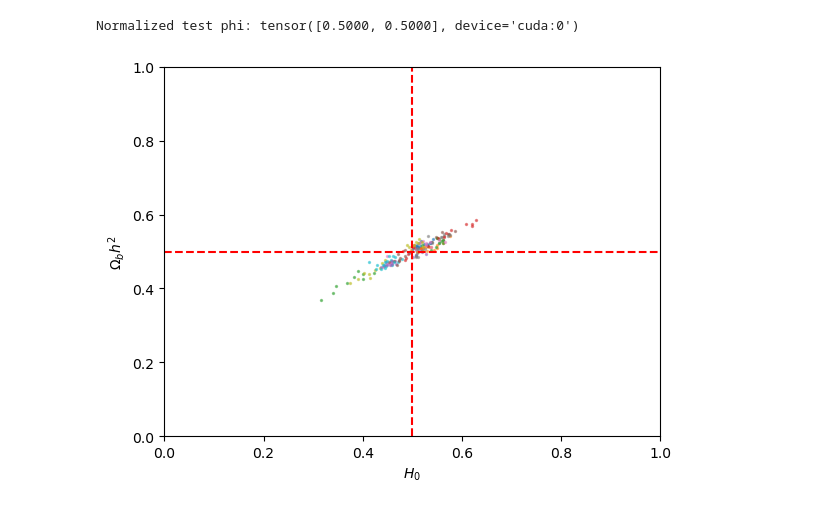
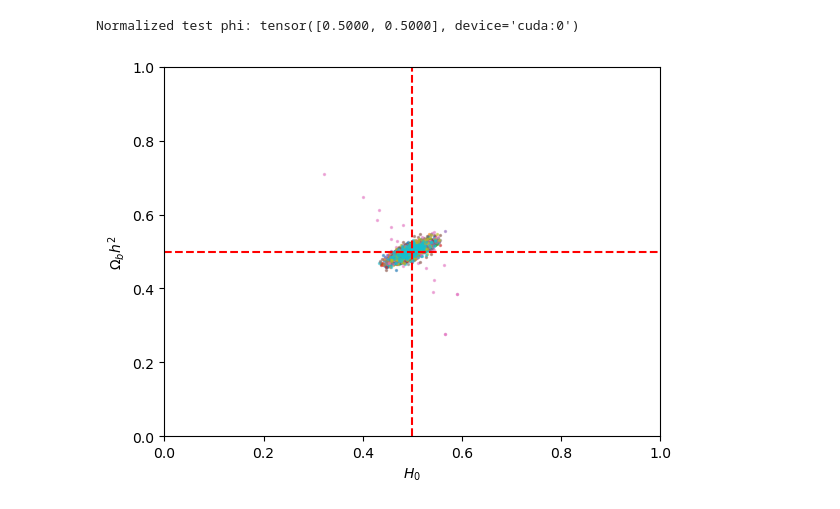
Before and after one commit to bregaldo/cmb_hmc, a Jupyter notebook: hmc_attempt_torch.ipynb, the cells around one changed output. Drawn from its saved outputs; the diff is of its cells as text; code cells hidden in the pictures.

Commit message:
torch fix/improvement

```diff
--- a/hmc_attempt_torch.ipynb
+++ b/hmc_attempt_torch.ipynb
@@ -13,7 +13,7 @@ def sample_prior(n):
     phi = (H0, Obh2) with H0 ~ U(0, 1), Obh2 ~ U(0, 1)
     (unnormalized prior is H0 ~ U(50, 90), Obh2 ~ U(0.0075, 0.0567))
     """
-    phi = torch.rand(n, 2).to(device).float().requires_grad_()
+    phi = torch.rand(n, 2).to(device)
     return phi
 
 ps_model = CMBPS(norm_phi=True).to(device)
@@ -27,8 +27,7 @@ def log_likelihood(phi, x):
     Compute the log likelihood of the Gaussian model.
     """
     x_dim = x.shape[-1]*x.shape[-2]
-    #print('before error', phi)
-    #ps = torch.empty(phi.size(0), x.shape[-2], x.shape[-1]).to(device)
+
     ps = ps_model(phi).to(device)
     xf = torch.fft.fft2(x)
 
@@ -52,25 +51,27 @@ def log_posterior(phi, x):
     Compute the log posterior of the parameters (not normalized by the evidence).
     """
     return log_likelihood(phi, x) + log_prior(phi)
-
-log_prob = lambda phi: log_posterior(phi, x_test)
-
-def log_prob_grad(phi):
-    """
-    Compute the log posterior and its gradient.
-    """
-    log_prob = log_posterior(phi, x_test)
-    grad_log_prob = torch.autograd.grad(log_prob, phi, grad_outputs=torch.ones_like(log_prob))[0]
-    return log_prob, grad_log_prob
 # %% [output]
 Normalized test phi: tensor([0.5000, 0.5000], device='cuda:0')
+# %%
+log_prob = lambda phi: log_posterior(phi, x_test)
+
+def log_prob_grad(phi):
+    """
+    Compute the log posterior and its gradient.
+    """
+    phi.requires_grad_(True)
+    log_prob = log_posterior(phi, x_test)
+    grad_log_prob = torch.autograd.grad(log_prob, phi, grad_outputs=torch.ones_like(log_prob))[0]
+    phi.requires_grad_(False)
+    return log_prob.detach(), grad_log_prob
 # %%
 hmc = HMC(log_prob, log_prob_and_grad=log_prob_grad)
 
-kwargs = {'nsamples': 10,
-          'burnin': 10,
+kwargs = {'nsamples': 200,
+          'burnin': 20,
           'step_size': 0.001,
-          'nleap': 10}
+          'nleap': 30}
 
 nchains = 20
 phi_0 = sample_prior(nchains)
@@ -78,13 +79,13 @@ sampler = hmc.sample(phi_0, **kwargs)
 # %%
 plt.figure()
 for i in range(nchains):
-    plt.scatter(sampler.samples[:, i, 0].detach().cpu().numpy(), sampler.samples[:,i, 1].detach().cpu().numpy(), s=2, alpha=0.5)
+    plt.scatter(sampler.samples[i, :, 0].detach().cpu().numpy(), sampler.samples[i, :, 1].detach().cpu().numpy(), s=2, alpha=0.5)
 plt.axvline(phi_test[0].detach().cpu().numpy(), color='red', linestyle='--')
 plt.axhline(phi_test[1].detach().cpu().numpy(), color='red', linestyle='--')
 plt.xlabel(r"$H_0$")
 plt.ylabel(r"$\Omega_b h^2$")
 plt.xlim(0, 1)
 plt.ylim(0, 1)
 plt.show()
 # %% [output]
-[figure, old version]
+[figure, new version]
```
Also changed, not shown: parts of 3 cells of this notebook, 1 other file.
